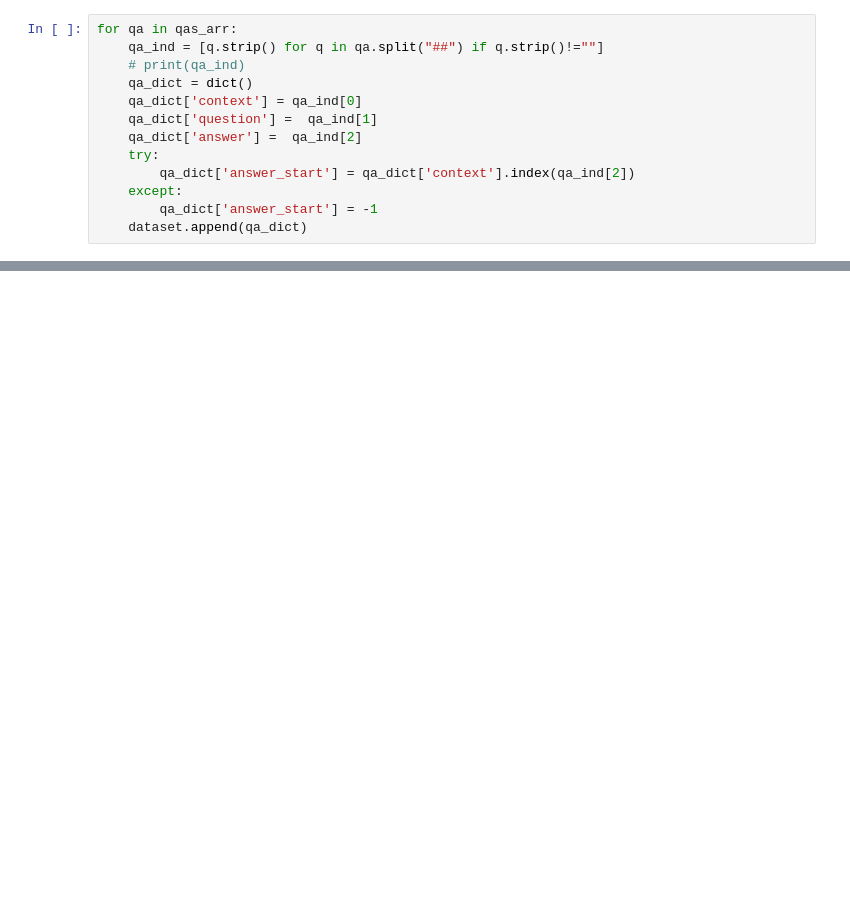
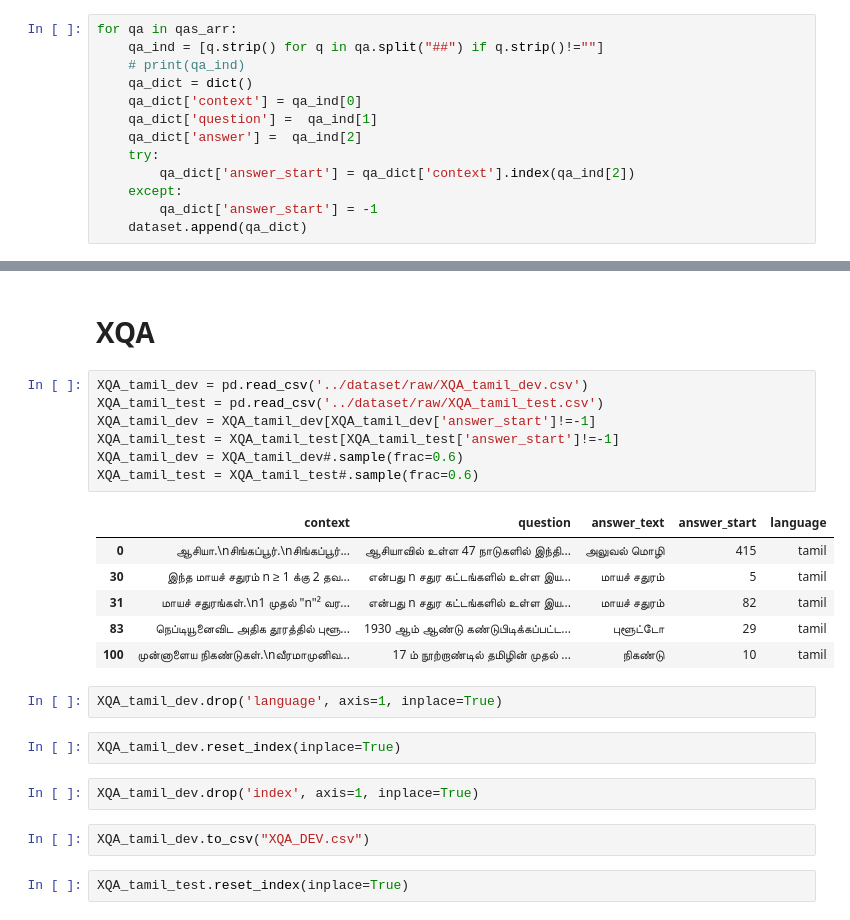
Before and after one commit to AswiN-7/ODQA, a Jupyter notebook: ODQA_utils/dataset_man.ipynb, the cells around one changed output, grey strips where cells are left out. Saved outputs shown, nothing was run; the diff lists cells and outputs as text; blank space fills up the shorter version.

```diff
--- a/ODQA_utils/dataset_man.ipynb
+++ b/ODQA_utils/dataset_man.ipynb
@@ -1004,0 +1913,26 @@ len(dataset)
+# %% [markdown]
+# XQA
+# %%
+XQA_tamil_dev = pd.read_csv('../dataset/raw/XQA_tamil_dev.csv')
+XQA_tamil_test = pd.read_csv('../dataset/raw/XQA_tamil_test.csv')
+XQA_tamil_dev = XQA_tamil_dev[XQA_tamil_dev['answer_start']!=-1]
+XQA_tamil_test = XQA_tamil_test[XQA_tamil_test['answer_start']!=-1]
+XQA_tamil_dev = XQA_tamil_dev#.sample(frac=0.6)
+XQA_tamil_test = XQA_tamil_test#.sample(frac=0.6)
+# %% [output]
+|  | context | question | answer_text | answer_start | language |
+| 0 | ஆசியா.\nசிங்கப்பூர்.\nசிங்கப்பூர்... | ஆசியாவில் உள்ள 47 நாடுகளில் இந்தி... | அலுவல் மொழி | 415 | tamil |
+| 30 | இந்த மாயச் சதுரம் n ≥ 1 க்கு 2 தவ... | என்பது n சதுர கட்டங்களில் உள்ள இய... | மாயச் சதுரம் | 5 | tamil |
+| 31 | மாயச் சதுரங்கள்.\n1 முதல் "n"² வர... | என்பது n சதுர கட்டங்களில் உள்ள இய... | மாயச் சதுரம் | 82 | tamil |
+| 83 | நெப்டியூனைவிட அதிக தூரத்தில் புளூ... | 1930 ஆம் ஆண்டு கண்டுபிடிக்கப்பட்ட... | புளூட்டோ | 29 | tamil |
+| 100 | முன்னாளைய நிகண்டுகள்.\nவீரமாமுனிவ... | 17 ம் நூற்றாண்டில் தமிழின் முதல் ... | நிகண்டு | 10 | tamil |
+# %%
+XQA_tamil_dev.drop('language', axis=1, inplace=True)
+# %%
+XQA_tamil_dev.reset_index(inplace=True)
+# %%
+XQA_tamil_dev.drop('index', axis=1, inplace=True)
+# %%
+XQA_tamil_dev.to_csv("XQA_DEV.csv")
+# %%
+XQA_tamil_test.reset_index(inplace=True)
```
Also changed, not shown: parts of 22 cells of this notebook, 5 other files.
